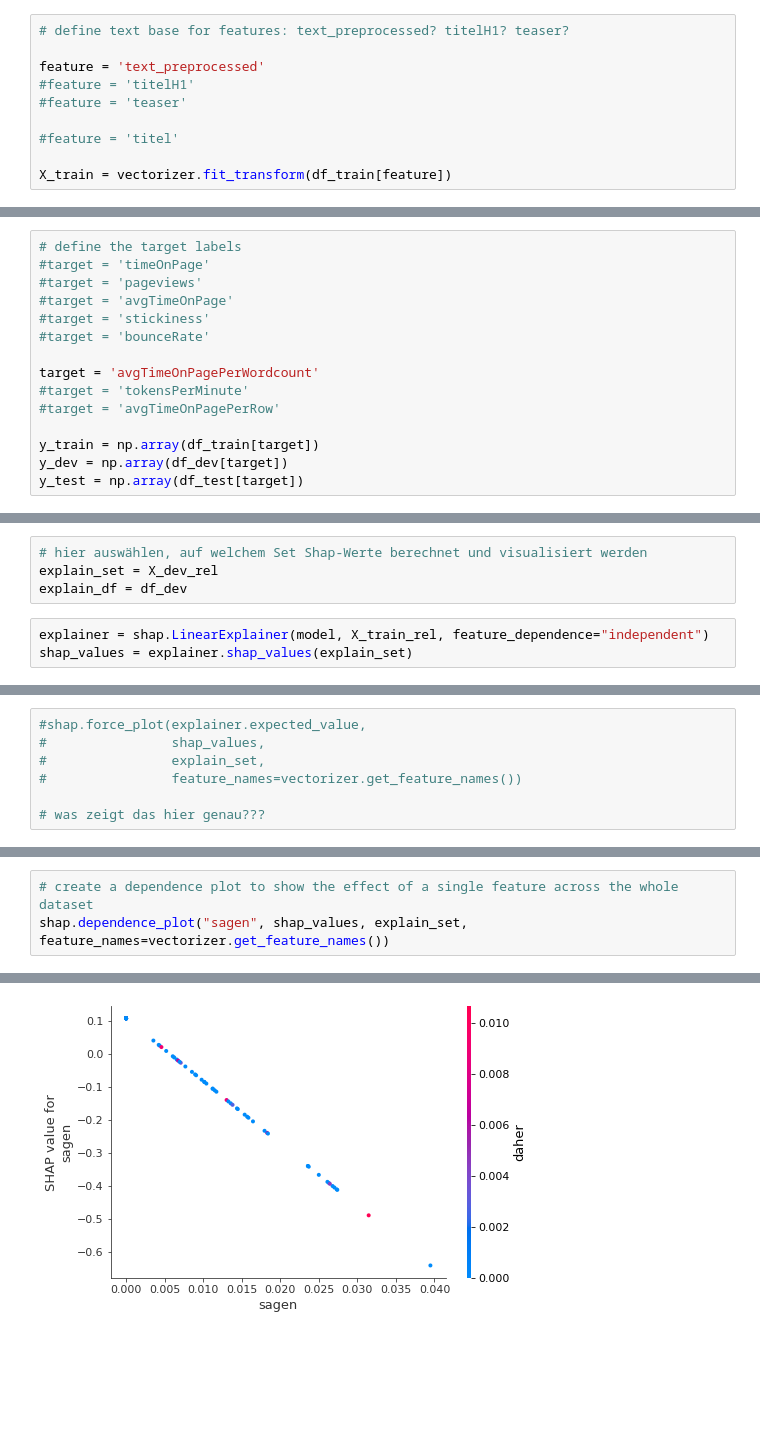
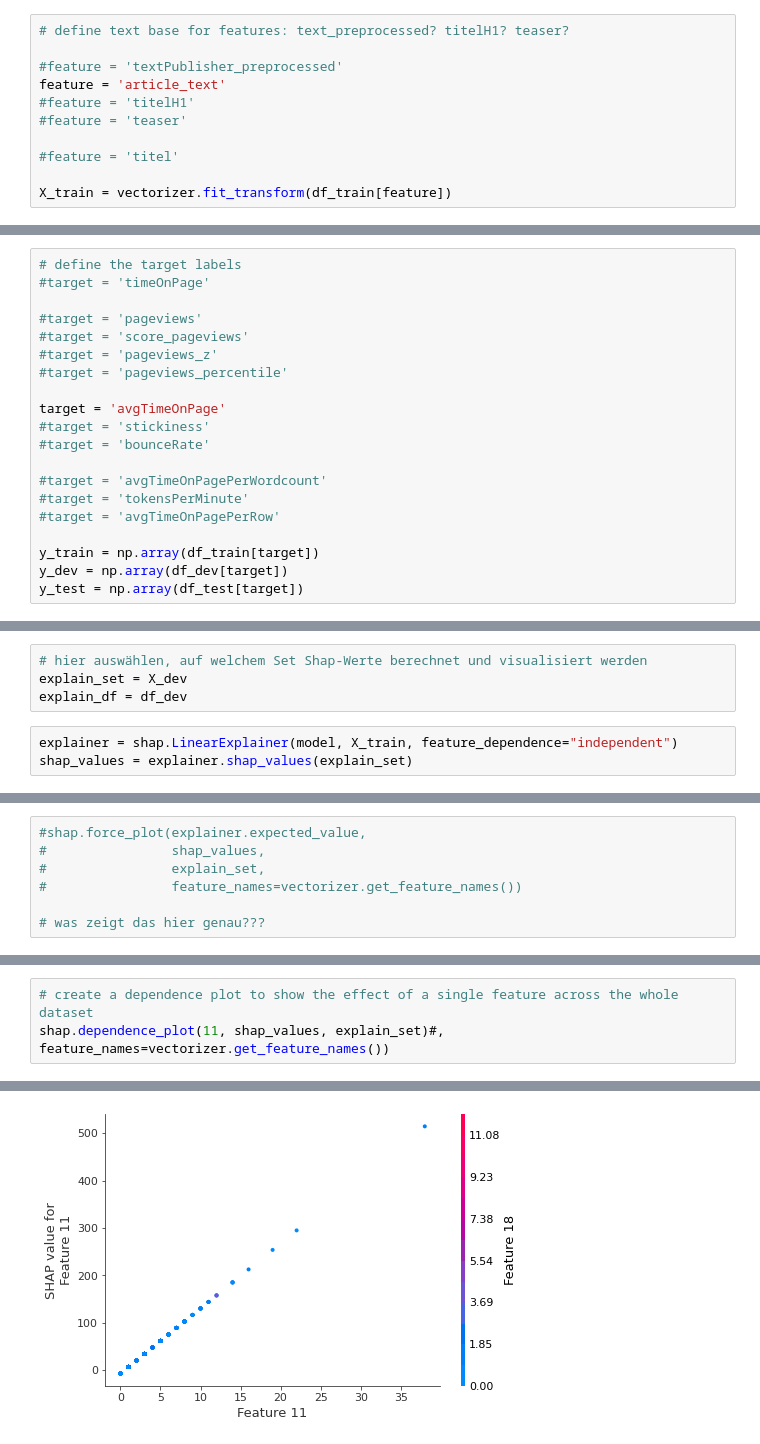
Before and after one commit to susannaruecker/master_thesis, a Jupyter notebook: master_thesis/notebooks/first_trial_BOW-Copy1.ipynb, the cells around one changed output, grey strips where cells are left out. Saved outputs shown, nothing was run; the diff lists cells and outputs as text; blank space fills up the shorter version.

```diff
--- a/master_thesis/notebooks/first_trial_BOW-Copy1.ipynb
+++ b/master_thesis/notebooks/first_trial_BOW-Copy1.ipynb
@@ -137,7 +351,8 @@ print(vectorizer.vocabulary_)
 # %%
 # define text base for features: text_preprocessed? titelH1? teaser?
 
-feature = 'text_preprocessed'
+#feature = 'textPublisher_preprocessed'
+feature = 'article_text'
 #feature = 'titelH1'
 #feature = 'teaser'
 
@@ -199,12 +440,17 @@ array([[0, 1, 0, ..., 0, 1, 0],
 # %%
 # define the target labels
 #target = 'timeOnPage'
+
 #target = 'pageviews'
-#target = 'avgTimeOnPage'
+#target = 'score_pageviews'
+#target = 'pageviews_z'
+#target = 'pageviews_percentile'
+
+target = 'avgTimeOnPage'
 #target = 'stickiness'
 #target = 'bounceRate'
 
-target = 'avgTimeOnPagePerWordcount'
+#target = 'avgTimeOnPagePerWordcount'
 #target = 'tokensPerMinute'
 #target = 'avgTimeOnPagePerRow'
 
@@ -326,10 +589,10 @@ shap.initjs()
 [interactive output not drawn]
 # %%
 # hier auswählen, auf welchem Set Shap-Werte berechnet und visualisiert werden
-explain_set = X_dev_rel
+explain_set = X_dev
 explain_df = df_dev
 # %%
-explainer = shap.LinearExplainer(model, X_train_rel, feature_dependence="independent")
+explainer = shap.LinearExplainer(model, X_train, feature_dependence="independent")
 shap_values = explainer.shap_values(explain_set)
 # %% [output]
 The option feature_dependence has been renamed to feature_perturbation!
@@ -397,4 +660,4 @@ explain_df.iloc[ind].titelH1
 # %%
 # create a dependence plot to show the effect of a single feature across the whole dataset
-shap.dependence_plot("sagen", shap_values, explain_set, feature_names=vectorizer.get_feature_names())
+shap.dependence_plot(11, shap_values, explain_set)#, feature_names=vectorizer.get_feature_names())
 # %% [output]
@@ -401 +665 @@ shap.dependence_plot("sagen", shap_values, explain_set, feature_names=vectorizer
-[figure, old version]
+[figure, new version]
```
Also changed, not shown: parts of 76 cells of this notebook, 7 other files.
